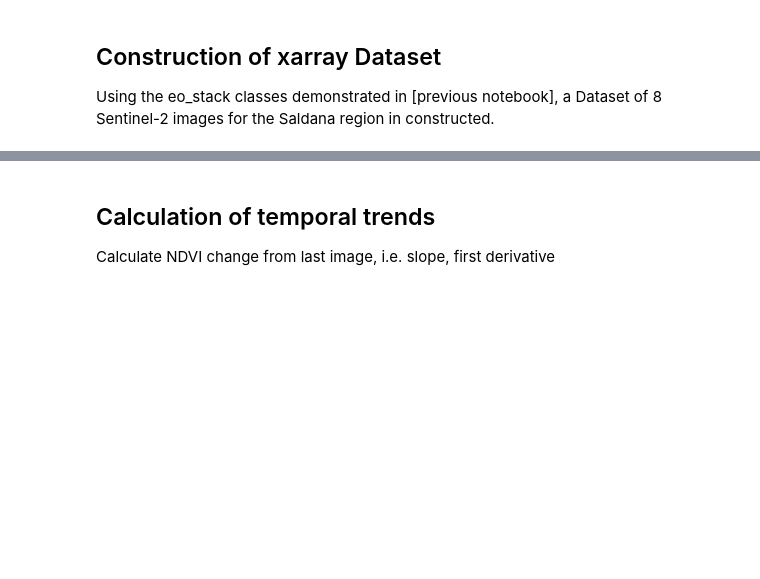
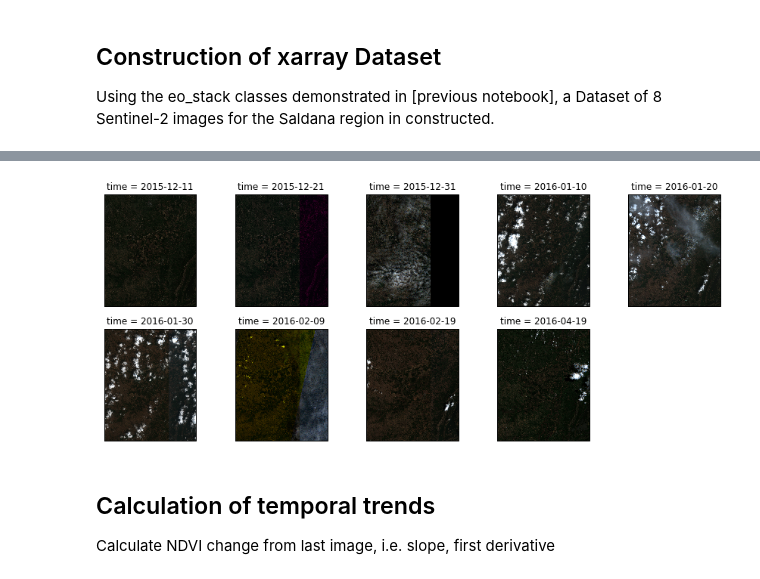
Before and after one commit to alexsalr/ciat_monitor_crops, a Jupyter notebook: Load&Analysis_test.ipynb, the cells around one changed output, grey strips where cells are left out. Cells and saved outputs as stored; diff of their text form; code cells hidden in the pictures; blank space fills up the shorter version.

```diff
--- a/Load&Analysis_test.ipynb
+++ b/Load&Analysis_test.ipynb
@@ -24,0 +11,6 @@ s2_xar.eotemp.plot_RGB()
+# %%
+from eo_stack import *
+from regionstack import *
+from eotemparray import *
+
+saldana = regionStack('Saldana_training_2015')
@@ -25,3 +30,7 @@ s2_xar.eotemp.plot_RGB()
+# %%
+saldana.s2.eotemp.plot_RGB()
+# %% [output]
+[figure, added]
 # %% [markdown]
 ## Calculation of temporal trends
 Calculate NDVI change from last image, i.e. slope, first derivative
```
Also changed, not shown: parts of 32 cells of this notebook, 2 other files.
